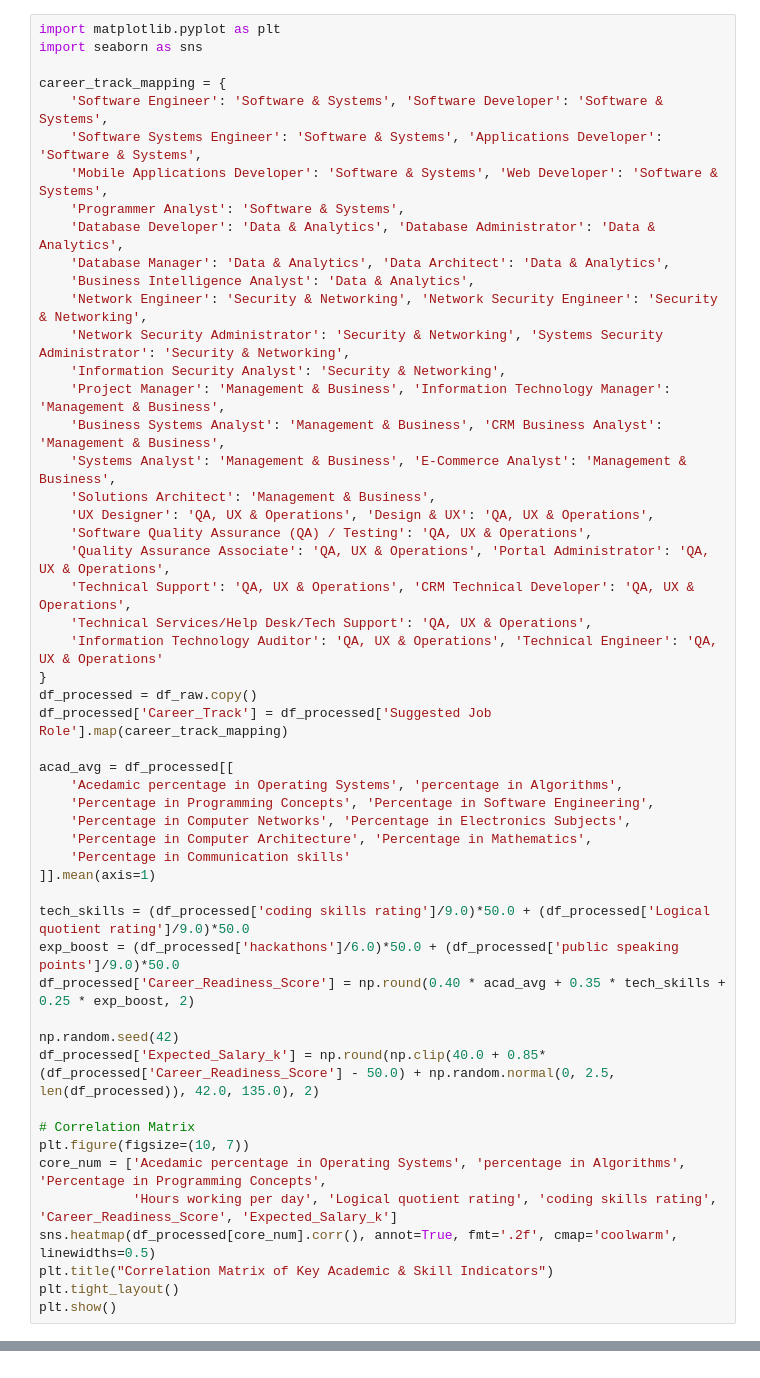
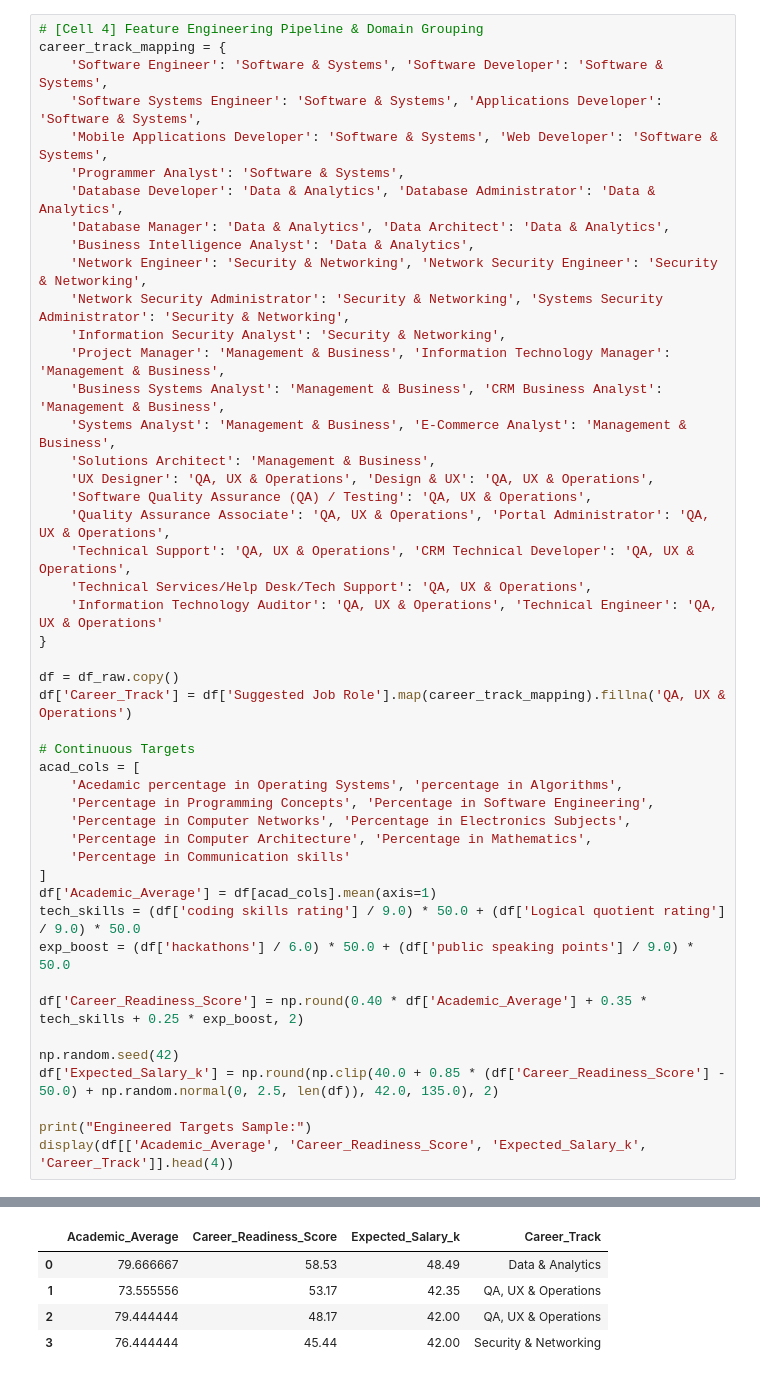
Before and after one commit to parth2024-tech/SRM-21CSC305P-Machine-Learning-Career-Guidance-Debate-Agent, a Jupyter notebook: pbl1_career_guidance_debate.ipynb, the cells around one changed output, grey strips where cells are left out. Cells and saved outputs as stored; diff of their text form.

```diff
--- a/pbl1_career_guidance_debate.ipynb
+++ b/pbl1_career_guidance_debate.ipynb
@@ -85,7 +203,5 @@ Detailed exploration of:
 # %%
-import matplotlib.pyplot as plt
-import seaborn as sns
-
+# [Cell 4] Feature Engineering Pipeline & Domain Grouping
 career_track_mapping = {
     'Software Engineer': 'Software & Systems', 'Software Developer': 'Software & Systems',
     'Software Systems Engineer': 'Software & Systems', 'Applications Developer': 'Software & Systems',
@@ -108,29 +224,27 @@ career_track_mapping = {
     'Technical Services/Help Desk/Tech Support': 'QA, UX & Operations',
     'Information Technology Auditor': 'QA, UX & Operations', 'Technical Engineer': 'QA, UX & Operations'
 }
-df_processed = df_raw.copy()
-df_processed['Career_Track'] = df_processed['Suggested Job Role'].map(career_track_mapping)
 
-acad_avg = df_processed[[
+df = df_raw.copy()
+df['Career_Track'] = df['Suggested Job Role'].map(career_track_mapping).fillna('QA, UX & Operations')
+
+# Continuous Targets
+acad_cols = [
     'Acedamic percentage in Operating Systems', 'percentage in Algorithms',
     'Percentage in Programming Concepts', 'Percentage in Software Engineering',
     'Percentage in Computer Networks', 'Percentage in Electronics Subjects',
     'Percentage in Computer Architecture', 'Percentage in Mathematics',
     'Percentage in Communication skills'
-]].mean(axis=1)
+]
+df['Academic_Average'] = df[acad_cols].mean(axis=1)
+tech_skills = (df['coding skills rating'] / 9.0) * 50.0 + (df['Logical quotient rating'] / 9.0) * 50.0
+exp_boost = (df['hackathons'] / 6.0) * 50.0 + (df['public speaking points'] / 9.0) * 50.0
 
-tech_skills = (df_processed['coding skills rating']/9.0)*50.0 + (df_processed['Logical quotient rating']/9.0)*50.0
-exp_boost = (df_processed['hackathons']/6.0)*50.0 + (df_processed['public speaking points']/9.0)*50.0
-df_processed['Career_Readiness_Score'] = np.round(0.40 * acad_avg + 0.35 * tech_skills + 0.25 * exp_boost, 2)
+df['Career_Readiness_Score'] = np.round(0.40 * df['Academic_Average'] + 0.35 * tech_skills + 0.25 * exp_boost, 2)
 
 np.random.seed(42)
-df_processed['Expected_Salary_k'] = np.round(np.clip(40.0 + 0.85*(df_processed['Career_Readiness_Score'] - 50.0) + np.random.normal(0, 2.5, len(df_processed)), 42.0, 135.0), 2)
+df['Expected_Salary_k'] = np.round(np.clip(40.0 + 0.85 * (df['Career_Readiness_Score'] - 50.0) + np.random.normal(0, 2.5, len(df)), 42.0, 135.0), 2)
 
-# Correlation Matrix
-plt.figure(figsize=(10, 7))
-core_num = ['Acedamic percentage in Operating Systems', 'percentage in Algorithms', 'Percentage in Programming Concepts',
-            'Hours working per day', 'Logical quotient rating', 'coding skills rating', 'Career_Readiness_Score', 'Expected_Salary_k']
-sns.heatmap(df_processed[core_num].corr(), annot=True, fmt='.2f', cmap='coolwarm', linewidths=0.5)
-plt.title("Correlation Matrix of Key Academic & Skill Indicators")
-plt.tight_layout()
-plt.show()
+print("Engineered Targets Sample:")
+display(df[['Academic_Average', 'Career_Readiness_Score', 'Expected_Salary_k', 'Career_Track']].head(4))
+# %% [output]
@@ -136,0 +252,5 @@ plt.show()
+|  | Academic_Average | Career_Readiness_Score | Expected_Salary_k | Career_Track |
+| 0 | 79.666667 | 58.53 | 48.49 | Data & Analytics |
+| 1 | 73.555556 | 53.17 | 42.35 | QA, UX & Operations |
+| 2 | 79.444444 | 48.17 | 42.00 | QA, UX & Operations |
+| 3 | 76.444444 | 45.44 | 42.00 | Security & Networking |
```
Also changed, not shown: parts of 21 cells of this notebook, 1 other file.
